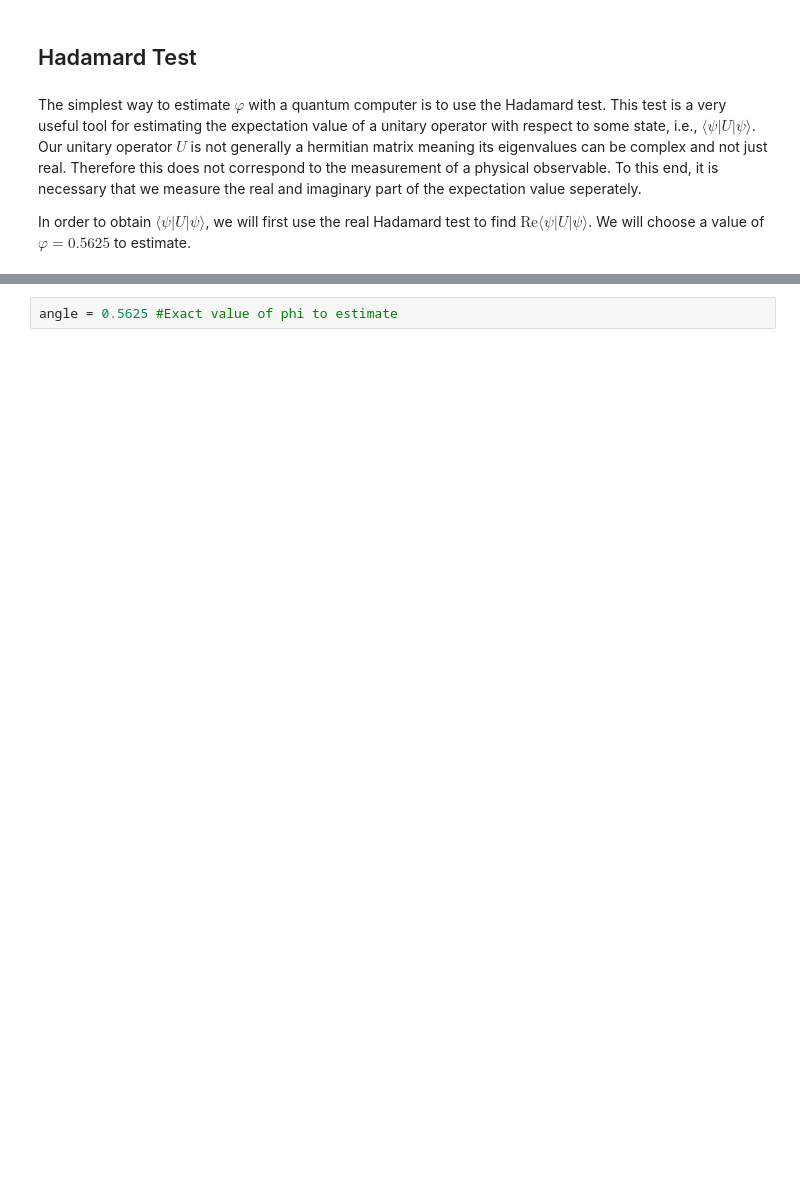
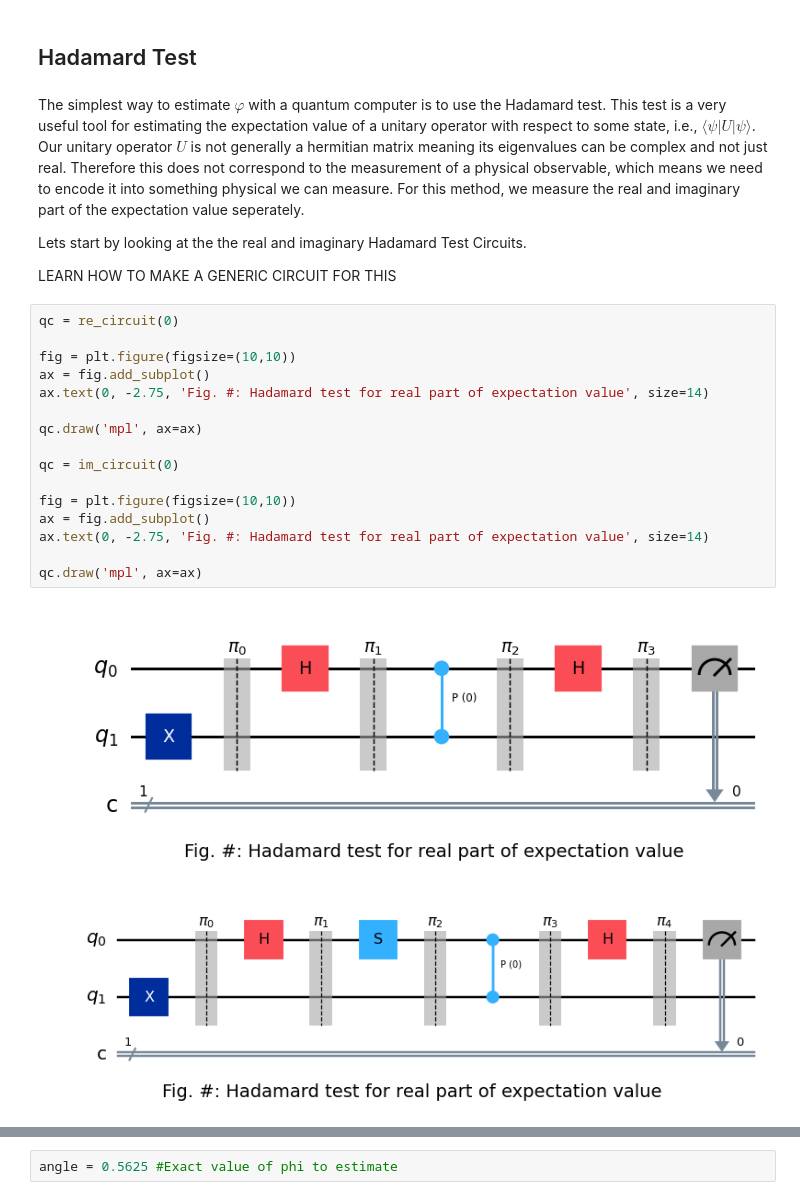
Before and after one commit to paulbruzzi/quantum-linear-algebra, a Jupyter notebook: Hadamard_Test.ipynb, the cells around one changed output, grey strips where cells are left out. Saved outputs shown, nothing was run; the diff lists cells and outputs as text; blank space fills up the shorter version.

```diff
--- a/Hadamard_Test.ipynb
+++ b/Hadamard_Test.ipynb
@@ -178,6 +199,27 @@ We can think of this exponent "$i2\pi\varphi$" as the location of a point around
 # %% [markdown]
 ## Hadamard Test
 # %% [markdown]
-The simplest way to estimate $\varphi$ with a quantum computer is to use the Hadamard test. This test is a very useful tool for estimating the expectation value of a unitary operator with respect to some state, i.e., $\langle \psi|U|\psi\rangle$. Our unitary operator $U$ is not generally a hermitian matrix meaning its eigenvalues can be complex and not just real. Therefore this does not correspond to the measurement of a physical observable. To this end, it is necessary that we measure the real and imaginary part of the expectation value seperately.
+The simplest way to estimate $\varphi$ with a quantum computer is to use the Hadamard test. This test is a very useful tool for estimating the expectation value of a unitary operator with respect to some state, i.e., $\langle \psi|U|\psi\rangle$. Our unitary operator $U$ is not generally a hermitian matrix meaning its eigenvalues can be complex and not just real. Therefore this does not correspond to the measurement of a physical observable, which means we need to encode it into something physical we can measure. For this method, we measure the real and imaginary part of the expectation value seperately.
 
-In order to obtain $\langle \psi|U|\psi\rangle$, we will first use the real Hadamard test to find $\text{Re}\langle \psi|U|\psi\rangle$. We will choose a value of $\varphi = 0.5625$ to estimate.
+Lets start by looking at the the real and imaginary Hadamard Test Circuits.
+
+LEARN HOW TO MAKE A GENERIC CIRCUIT FOR THIS
+# %%
+qc = re_circuit(0)
+
+fig = plt.figure(figsize=(10,10))
+ax = fig.add_subplot()
+ax.text(0, -2.75, 'Fig. #: Hadamard test for real part of expectation value', size=14)
+
+qc.draw('mpl', ax=ax)
+
+qc = im_circuit(0)
+
+fig = plt.figure(figsize=(10,10))
+ax = fig.add_subplot()
+ax.text(0, -2.75, 'Fig. #: Hadamard test for real part of expectation value', size=14)
+
+qc.draw('mpl', ax=ax)
+# %% [output]
+[figure, added]
+[figure, added]
```
Also changed, not shown: parts of 18 cells of this notebook.
